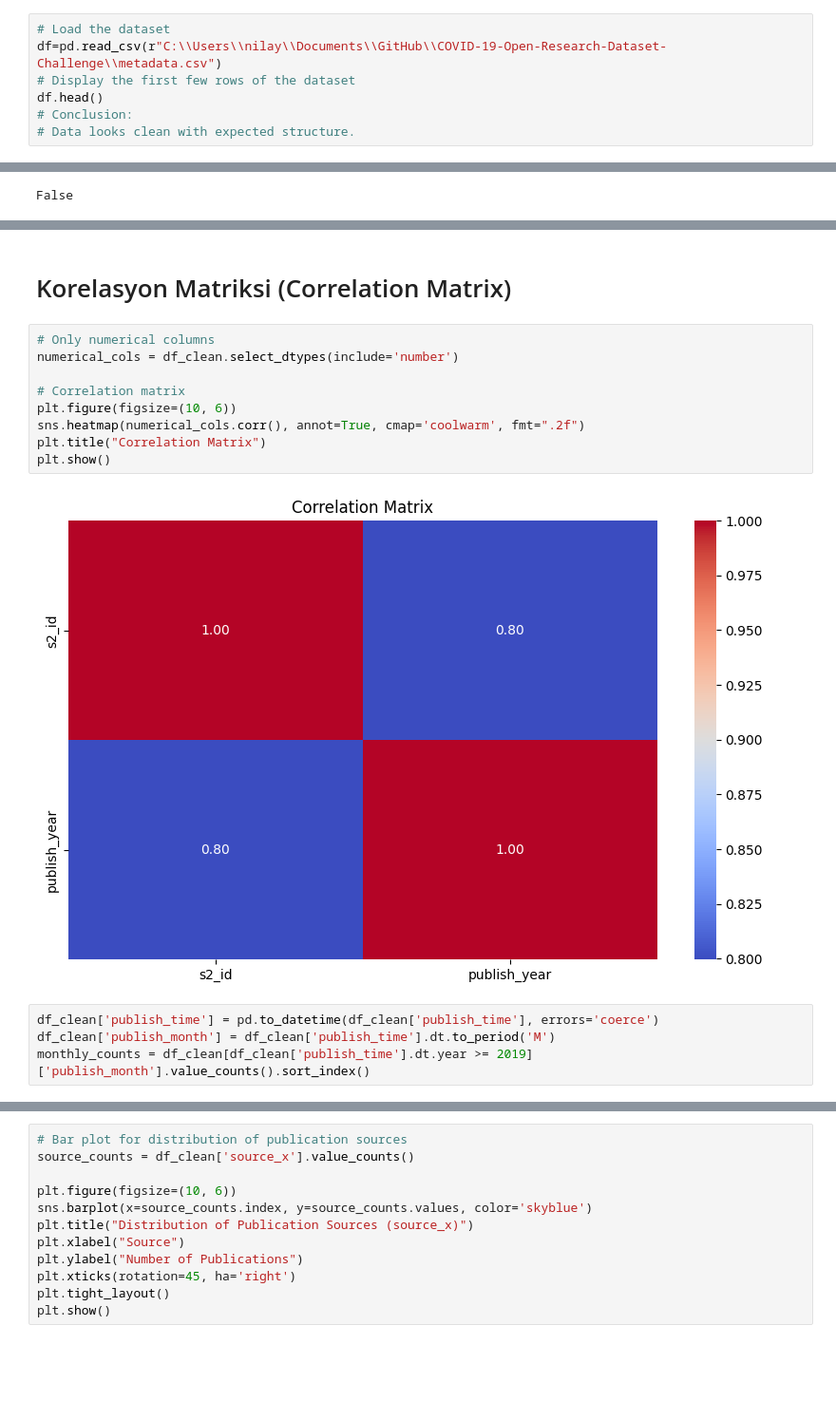
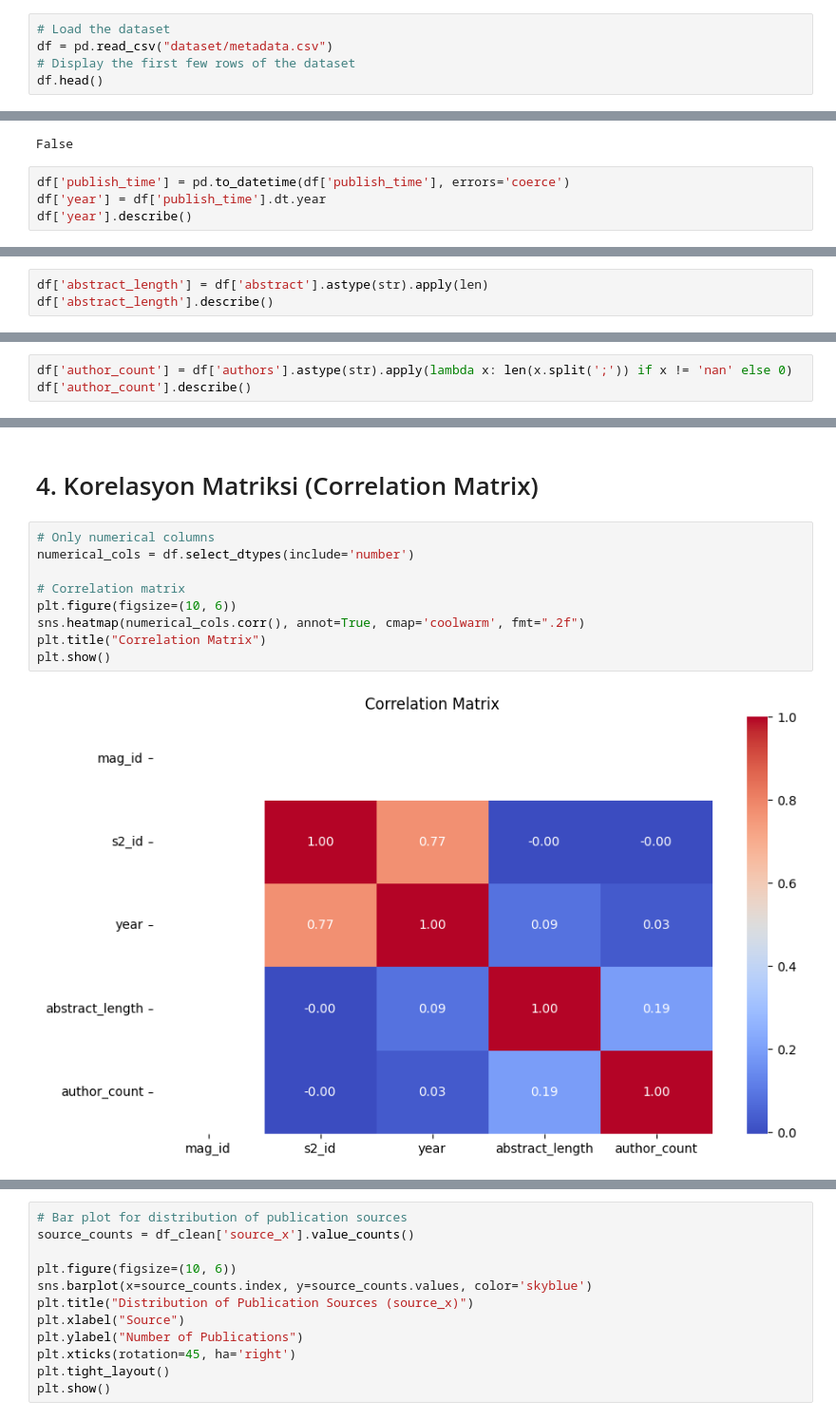
Before and after one commit to gulernilay/COVID-19-Open-Research-Dataset-Challenge, a Jupyter notebook: main.ipynb, the cells around one changed output, grey strips where cells are left out. Shown at 95% size. Drawn from its saved outputs; the diff is of its cells as text; blank space fills up the shorter version.

```diff
--- a/main.ipynb
+++ b/main.ipynb
@@ -10,10 +34,8 @@ from IPython.display import display
 # %%
 # Load the dataset
-df=pd.read_csv(r"C:\\Users\\nilay\\Documents\\GitHub\\COVID-19-Open-Research-Dataset-Challenge\\metadata.csv")
+df = pd.read_csv("dataset/metadata.csv")
 # Display the first few rows of the dataset
 df.head()
-# Conclusion:
-# Data looks clean with expected structure.
 # %% [output]
 |  | cord_uid | sha | source_x | title | doi | pmcid | pubmed_id | license | abstract | publish_time | ... |
 | 0 | ug7v899j | d1aafb70c066a2068b02786f8929fd9c9... | PMC | Clinical features of culture-prov... | 10.1186/1471-2334-1-6 | PMC35282 | 11472636 | no-cc | OBJECTIVE: This retrospective cha... | 2001-07-04 | ... |
@@ -143,3 +176,7 @@ dtype: int64
 df.duplicated().any()
 # %% [output]
 False
+# %%
+df['publish_time'] = pd.to_datetime(df['publish_time'], errors='coerce')
+df['year'] = df['publish_time'].dt.year
+df['year'].describe()
@@ -145,0 +193,3 @@ False
+# %%
+df['abstract_length'] = df['abstract'].astype(str).apply(len)
+df['abstract_length'].describe()
@@ -145,0 +206,3 @@ False
+# %%
+df['author_count'] = df['authors'].astype(str).apply(lambda x: len(x.split(';')) if x != 'nan' else 0)
+df['author_count'].describe()
@@ -395,18 +318,14 @@ plt.show()
 # %% [markdown]
-# Korelasyon Matriksi (Correlation Matrix)
+# 4. Korelasyon Matriksi (Correlation Matrix)
 # %%
 # Only numerical columns
-numerical_cols = df_clean.select_dtypes(include='number')
+numerical_cols = df.select_dtypes(include='number')
 
 # Correlation matrix
 plt.figure(figsize=(10, 6))
 sns.heatmap(numerical_cols.corr(), annot=True, cmap='coolwarm', fmt=".2f")
 plt.title("Correlation Matrix")
 plt.show()
 # %% [output]
-[figure, old version]
+[figure, new version]
-# %%
-df_clean['publish_time'] = pd.to_datetime(df_clean['publish_time'], errors='coerce')
-df_clean['publish_month'] = df_clean['publish_time'].dt.to_period('M')
-monthly_counts = df_clean[df_clean['publish_time'].dt.year >= 2019]['publish_month'].value_counts().sort_index()
 # %% [markdown]
```
Also changed, not shown: parts of 37 cells of this notebook, 1 other file.
